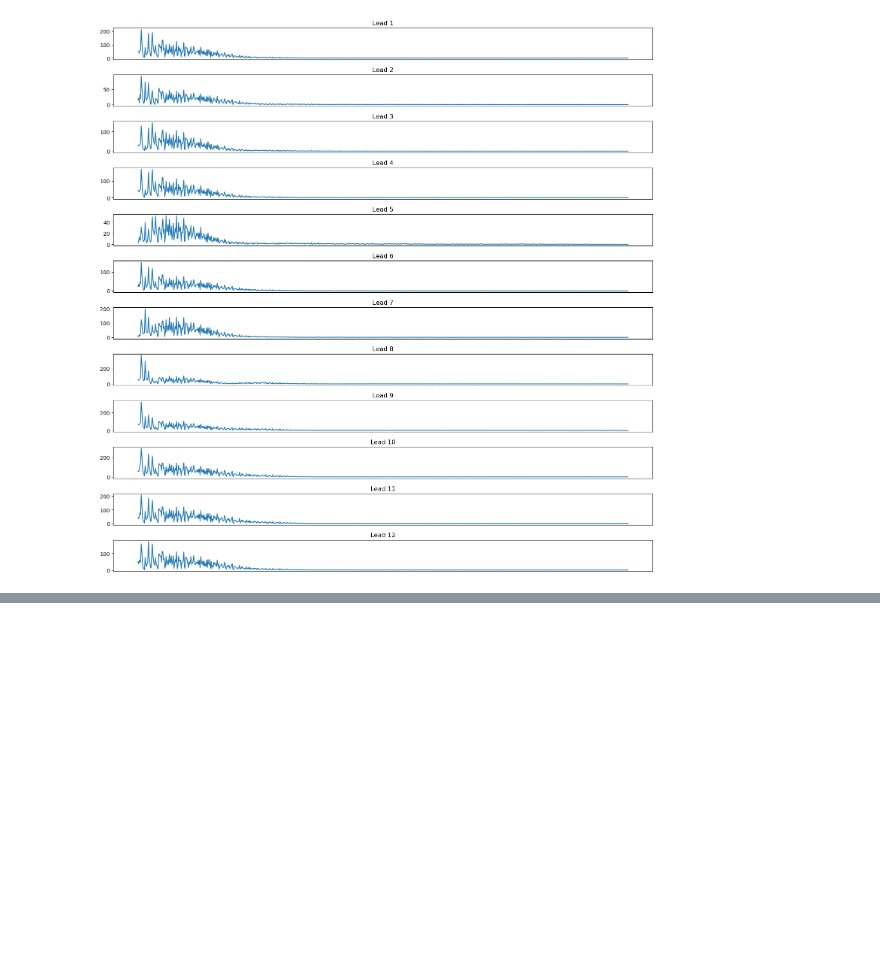
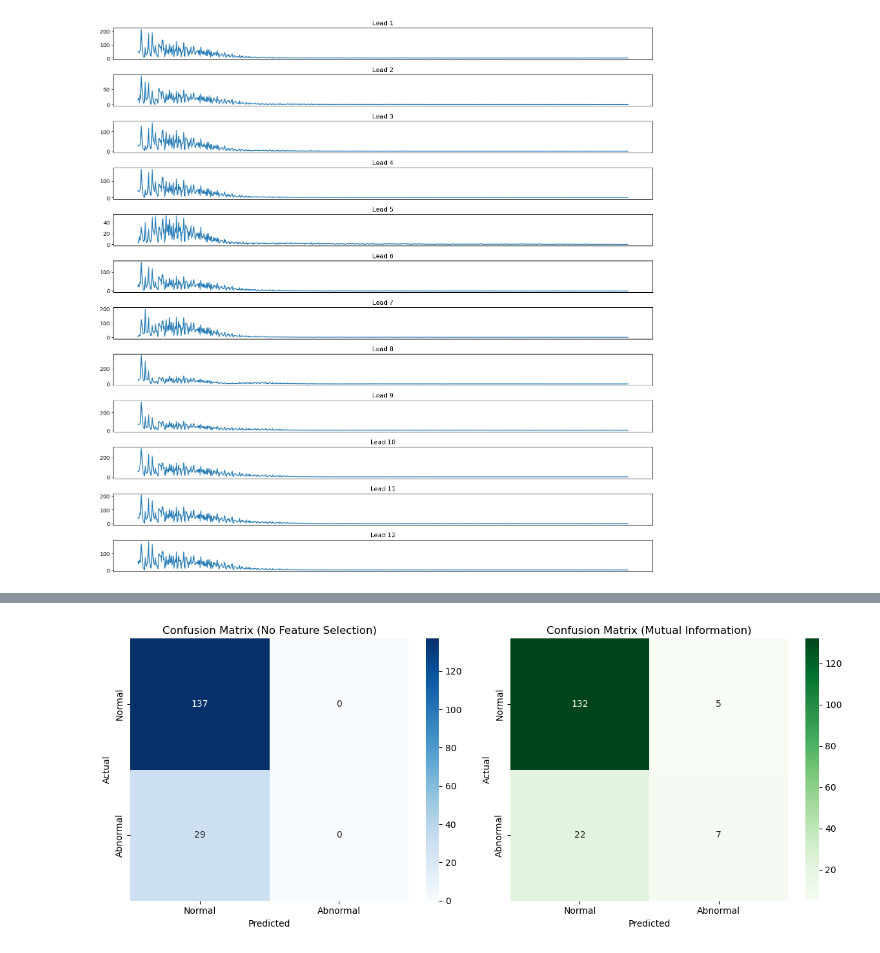
Before and after one commit to A-Bosselaar/TM10007-Machine-Learning-assignment, a Jupyter notebook: assignment_ecg.ipynb, the cells around one changed output, grey strips where cells are left out. Cells and saved outputs as stored; diff of their text form; code cells hidden in the pictures; blank space fills up the shorter version.

```diff
--- a/assignment_ecg.ipynb
+++ b/assignment_ecg.ipynb
@@ -76,0 +197,72 @@ plt.show()
+# %%
+import numpy as np
+import pandas as pd
+import matplotlib.pyplot as plt
+import seaborn as sns
+from sklearn.model_selection import train_test_split
+from sklearn.feature_selection import mutual_info_classif
+from sklearn.preprocessing import StandardScaler
+from sklearn.ensemble import RandomForestClassifier
+from sklearn.metrics import accuracy_score, confusion_matrix
+
+# Load dataset (Replace with your data)
+# data = pd.read_csv("your_data.csv")  # Uncomment this if using your dataset
+
+# Assuming the first columns are features, and the last column is the label
+X = data.iloc[:, :-1].values  # Features (ECG frequency data)
+y = data.iloc[:, -1].values   # Labels (0 = Normal, 1 = Abnormal)
+
+# Stratified Train-Test Split
+X_train, X_test, y_train, y_test = train_test_split(X, y, test_size=0.2, random_state=42, stratify=y)
+
+# Standardize Data
+scaler = StandardScaler()
+X_train_scaled = scaler.fit_transform(X_train)
+X_test_scaled = scaler.transform(X_test)
+
+### 1️⃣ Train Random Forest Without Feature Selection ###
+rf_no_fs = RandomForestClassifier(random_state=42)
+rf_no_fs.fit(X_train_scaled, y_train)
+y_pred_no_fs = rf_no_fs.predict(X_test_scaled)
+
+# Compute Accuracy & Confusion Matrix
+accuracy_no_fs = accuracy_score(y_test, y_pred_no_fs)
+print(classification_report(y_test, y_pred_no_fs))
+conf_matrix_no_fs = confusion_matrix(y_test, y_pred_no_fs)
+
+print(f"Accuracy (No Feature Selection): {accuracy_no_fs:.4f}")
+
+### 2️⃣ Select Features using Mutual Information ###
+mi_scores = mutual_info_classif(X_train_scaled, y_train)
+mi_feature_indices = np.argsort(mi_scores)[-100:]  # Select top 100 features
+X_train_mi = X_train_scaled[:, mi_feature_indices]
+X_test_mi = X_test_scaled[:, mi_feature_indices]
+
+### Train Random Forest With Selected Features ###
+rf_mi = RandomForestClassifier(random_state=42)
+rf_mi.fit(X_train_mi, y_train)
+y_pred_mi = rf_mi.predict(X_test_mi)
+
+# Compute Accuracy & Confusion Matrix
+accuracy_mi = accuracy_score(y_test, y_pred_mi)
+print(classification_report(y_test, y_pred_mi))
+conf_matrix_mi = confusion_matrix(y_test, y_pred_mi)
+
+print(f"Accuracy (Mutual Information Selected Features): {accuracy_mi:.4f}")
+
+### 3️⃣ Plot Confusion Matrices ###
+fig, axes = plt.subplots(1, 2, figsize=(12, 5))
+
+sns.heatmap(conf_matrix_no_fs, annot=True, fmt='d', cmap='Blues', xticklabels=['Normal', 'Abnormal'], yticklabels=['Normal', 'Abnormal'], ax=axes[0])
+axes[0].set_title("Confusion Matrix (No Feature Selection)")
+axes[0].set_xlabel("Predicted")
+axes[0].set_ylabel("Actual")
+
+sns.heatmap(conf_matrix_mi, annot=True, fmt='d', cmap='Greens', xticklabels=['Normal', 'Abnormal'], yticklabels=['Normal', 'Abnormal'], ax=axes[1])
+axes[1].set_title("Confusion Matrix (Mutual Information)")
+axes[1].set_xlabel("Predicted")
+axes[1].set_ylabel("Actual")
+
+plt.tight_layout()
+plt.show()
+# %% [output]
@@ -76,0 +289 @@ plt.show()
+[figure, added]
```
Also changed, not shown: parts of 7 cells of this notebook, 1 other file.
